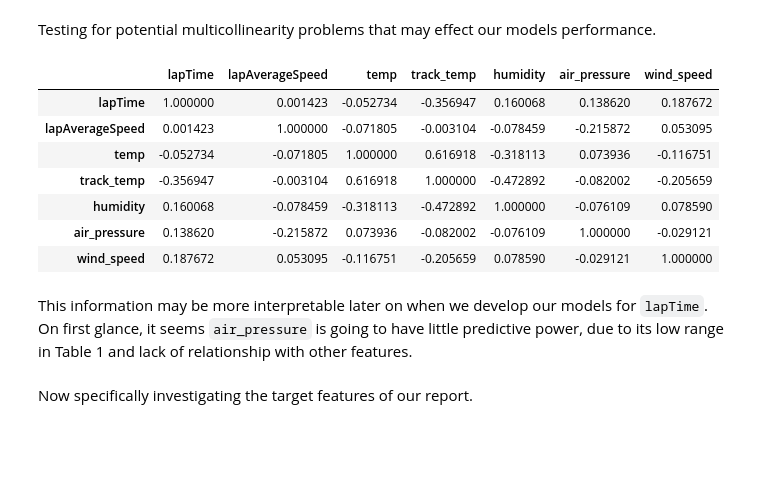
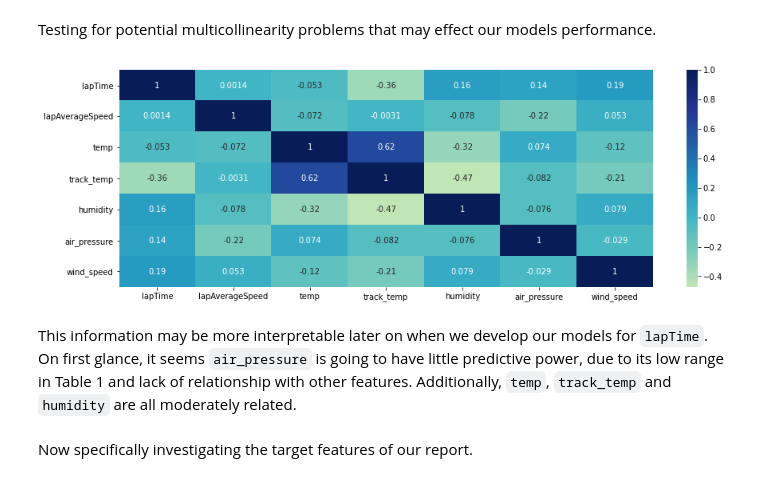
Before and after one commit to floeck/f1-weather-analysis, a Jupyter notebook: notebooks/V10FTW_Project.ipynb, the cells around one changed output. Drawn from its saved outputs; the diff is of its cells as text; code cells hidden in the pictures; blank space fills up the shorter version.

Commit message:
:fire: Completed project intro, data prep and modelling

```diff
--- a/notebooks/V10FTW_Project.ipynb
+++ b/notebooks/V10FTW_Project.ipynb
@@ -291,19 +292,13 @@ Table 2: Summary of categorical features
 ### Continuous Features
 # %% [markdown]
 Testing for potential multicollinearity problems that may effect our models performance.
-# %%
-df.corr(method = 'spearman')
-# %% [output]
-|  | lapTime | lapAverageSpeed | temp | track_temp | humidity | air_pressure | wind_speed |
-| lapTime | 1.000000 | 0.001423 | -0.052734 | -0.356947 | 0.160068 | 0.138620 | 0.187672 |
-| lapAverageSpeed | 0.001423 | 1.000000 | -0.071805 | -0.003104 | -0.078459 | -0.215872 | 0.053095 |
-| temp | -0.052734 | -0.071805 | 1.000000 | 0.616918 | -0.318113 | 0.073936 | -0.116751 |
-| track_temp | -0.356947 | -0.003104 | 0.616918 | 1.000000 | -0.472892 | -0.082002 | -0.205659 |
-| humidity | 0.160068 | -0.078459 | -0.318113 | -0.472892 | 1.000000 | -0.076109 | 0.078590 |
-| air_pressure | 0.138620 | -0.215872 | 0.073936 | -0.082002 | -0.076109 | 1.000000 | -0.029121 |
-| wind_speed | 0.187672 | 0.053095 | -0.116751 | -0.205659 | 0.078590 | -0.029121 | 1.000000 |
+# %%
+plt.figure(figsize=(15,5))
+p = sns.heatmap(data=df.corr(method='spearman'), annot=True, cmap='YlGnBu', center=0)
+# %% [output]
+[figure, added]
 # %% [markdown]
-This information may be more interpretable later on when we develop our models for `lapTime`. On first glance, it seems `air_pressure` is going to have little predictive power, due to its low range in Table 1 and lack of relationship with other features.
+This information may be more interpretable later on when we develop our models for `lapTime`. On first glance, it seems `air_pressure` is going to have little predictive power, due to its low range in Table 1 and lack of relationship with other features. Additionally, `temp`, `track_temp` and `humidity` are all moderately related.
 # %% [markdown]
 Now specifically investigating the target features of our report.
 # %%
```
Also changed, not shown: parts of 19 cells of this notebook.
